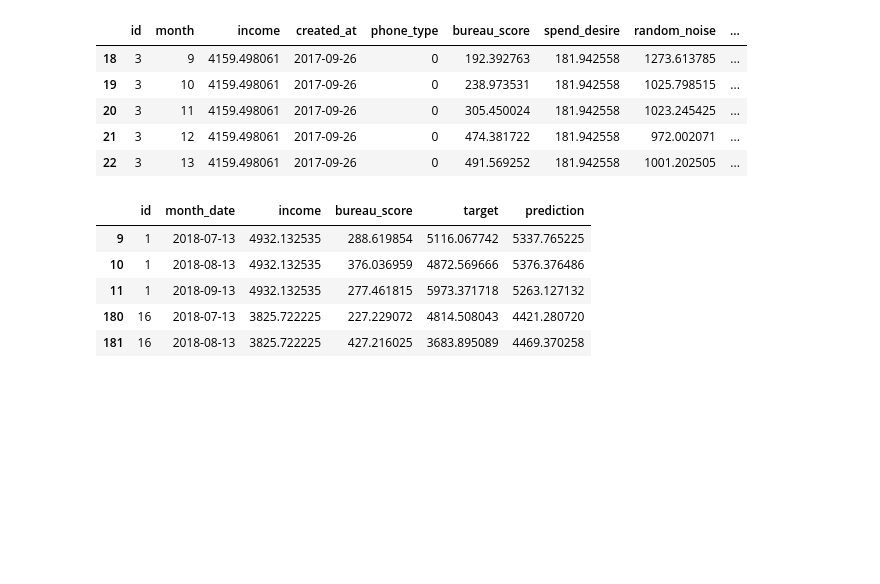
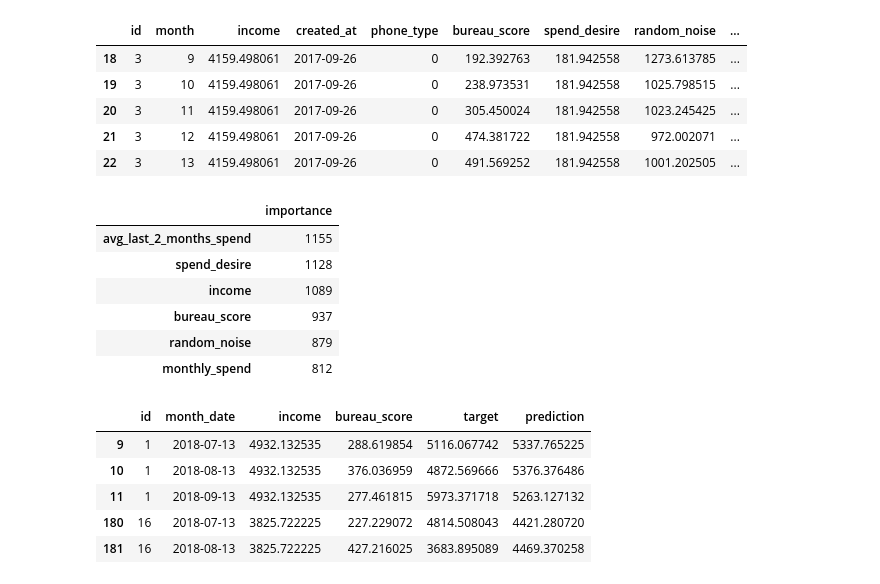
Before and after one commit to nubank/fklearn, a Jupyter notebook: notebooks/FKLearn Tutorial.ipynb, the cells around one changed output. Saved outputs shown, nothing was run; the diff lists cells and outputs as text; code cells hidden in the pictures; blank space fills up the shorter version.

```diff
--- a/notebooks/FKLearn Tutorial.ipynb
+++ b/notebooks/FKLearn Tutorial.ipynb
@@ -169,12 +152,13 @@ sns.pointplot(x="month", y="target", data=df)
 # %%
 from fklearn.preprocessing.splitting import space_time_split_dataset
 
-train_set, intime_outspace_hdout, outime_inspace_hdout, outime_outspace_hdout = space_time_split_dataset(df,
-         train_start_date="2017-02-01",
-         train_end_date="2018-07-01",
-         holdout_end_date="2018-10-01",
-         split_seed=42,
-         space_holdout_percentage=0.2,
-         space_column="id",
-         time_column="month_date")
+train_set, intime_outspace_hdout, outime_inspace_hdout, outime_outspace_hdout = \
+                                        space_time_split_dataset(df,
+                                                 train_start_date="2017-02-01",
+                                                 train_end_date="2018-07-01",
+                                                 holdout_end_date="2018-10-01",
+                                                 split_seed=42,
+                                                 space_holdout_percentage=0.2,
+                                                 space_column="id",
+                                                 time_column="month_date")
 # %%
@@ -216,6 +203,18 @@ scored_train_set.head()
 | 20 | 3 | 11 | 4159.498061 | 2017-09-26 | 0 | 305.450024 | 181.942558 | 1023.245425 | ... |
 | 21 | 3 | 12 | 4159.498061 | 2017-09-26 | 0 | 474.381722 | 181.942558 | 972.002071 | ... |
 | 22 | 3 | 13 | 4159.498061 | 2017-09-26 | 0 | 491.569252 | 181.942558 | 1001.202505 | ... |
+# %%
+pd.options.display.max_rows = 120
+pd.DataFrame(train_logs['lgbm_regression_learner']['feature_importance'],
+             index=["importance"]).T.sort_values("importance", ascending=False)
+# %% [output]
+|  | importance |
+| avg_last_2_months_spend | 1155 |
+| spend_desire | 1128 |
+| income | 1089 |
+| bureau_score | 937 |
+| random_noise | 879 |
+| monthly_spend | 812 |
 # %%
 scored_outime_outspace_hdout = predict_fn(outime_outspace_hdout)
 scored_intime_outspace_hdout = predict_fn(intime_outspace_hdout)
```
Also changed, not shown: parts of 3 cells of this notebook, 1 other file.
